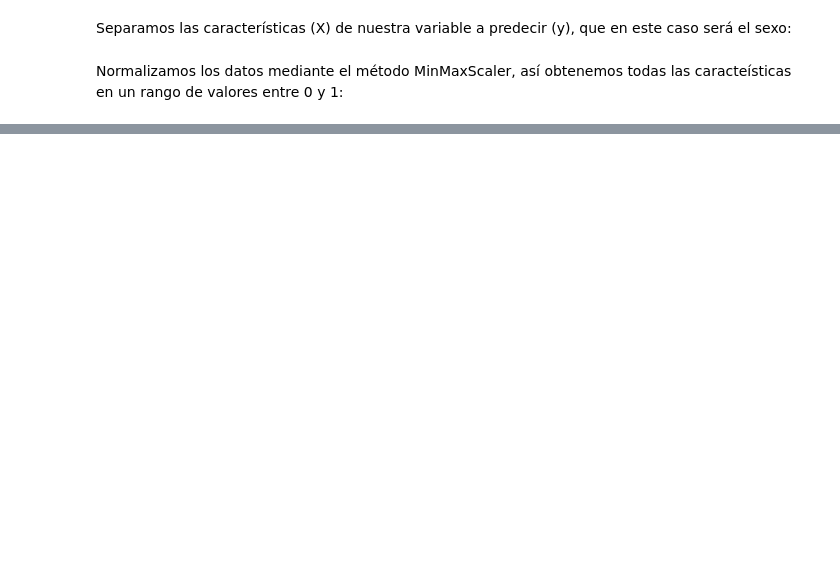
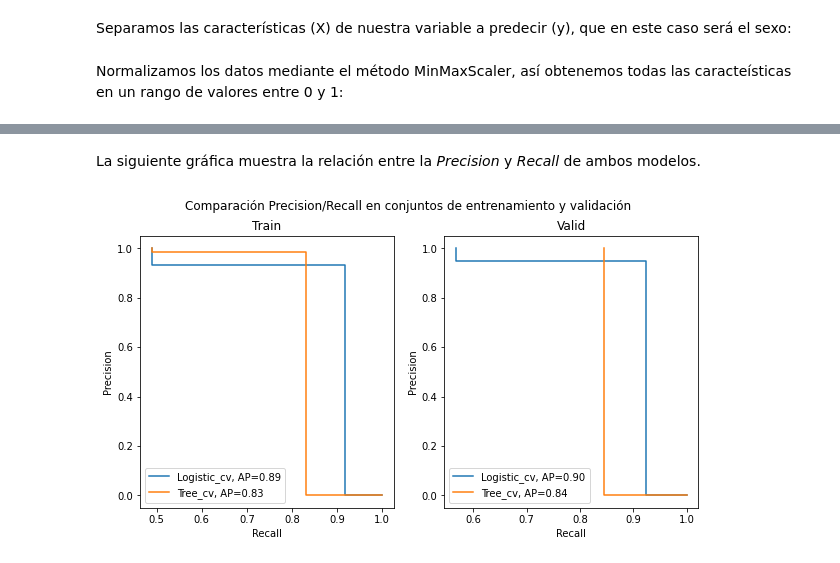
Before and after one commit to JuFeGa/2nd_Ejercicio_Voluntario, a Jupyter notebook: ML_Exercises_LogisticRegression.ipynb, the cells around one changed output, grey strips where cells are left out. Drawn from its saved outputs; the diff is of its cells as text; code cells hidden in the pictures; blank space fills up the shorter version.

```diff
--- a/ML_Exercises_LogisticRegression.ipynb
+++ b/ML_Exercises_LogisticRegression.ipynb
@@ -188,0 +252,38 @@ weighted avg       0.91      0.91      0.91       100
+# %% [markdown]
+La siguiente gráfica muestra la relación entre la *Precision* y *Recall* de ambos modelos.
+# %%
+from sklearn.metrics import precision_recall_curve, average_precision_score
+
+fig, axs = plt.subplots(1, 2, constrained_layout=False, figsize=(10,5))
+
+pred = logistic_cv.predict(X_train)
+fpr, tpr, _ = precision_recall_curve(y_train, pred)
+axs[0].step(fpr, tpr, label=f'Logistic_cv, AP={average_precision_score(y_train, pred):.2f}')
+
+pred = tree_cv.predict(X_train)
+prec, rec, _ = precision_recall_curve(y_train, pred)
+axs[0].step(prec, rec, label=f'Tree_cv, AP={average_precision_score(y_train, pred):.2f}')
+
+axs[0].set_xlabel('Recall')
+axs[0].set_ylabel('Precision')
+axs[0].set_title('Train')
+axs[0].legend()
+
+pred = logistic_cv.predict(X_valid)
+prec, rec, _ = precision_recall_curve(y_valid, pred)
+axs[1].step(prec, rec, label=f'Logistic_cv, AP={average_precision_score(y_valid, pred):.2f}')
+
+pred = tree_cv.predict(X_valid)
+prec, rec, _ = precision_recall_curve(y_valid, pred)
+axs[1].step(prec, rec, label=f'Tree_cv, AP={average_precision_score(y_valid, pred):.2f}')
+
+axs[1].set_xlabel('Recall')
+axs[1].set_ylabel('Precision')
+axs[1].set_title('Valid')
+axs[1].legend()
+
+fig.suptitle('Comparación Precision/Recall en conjuntos de entrenamiento y validación \n')
+
+plt.show()
+# %% [output]
+[figure, added]
```
Also changed, not shown: parts of 29 cells of this notebook.
